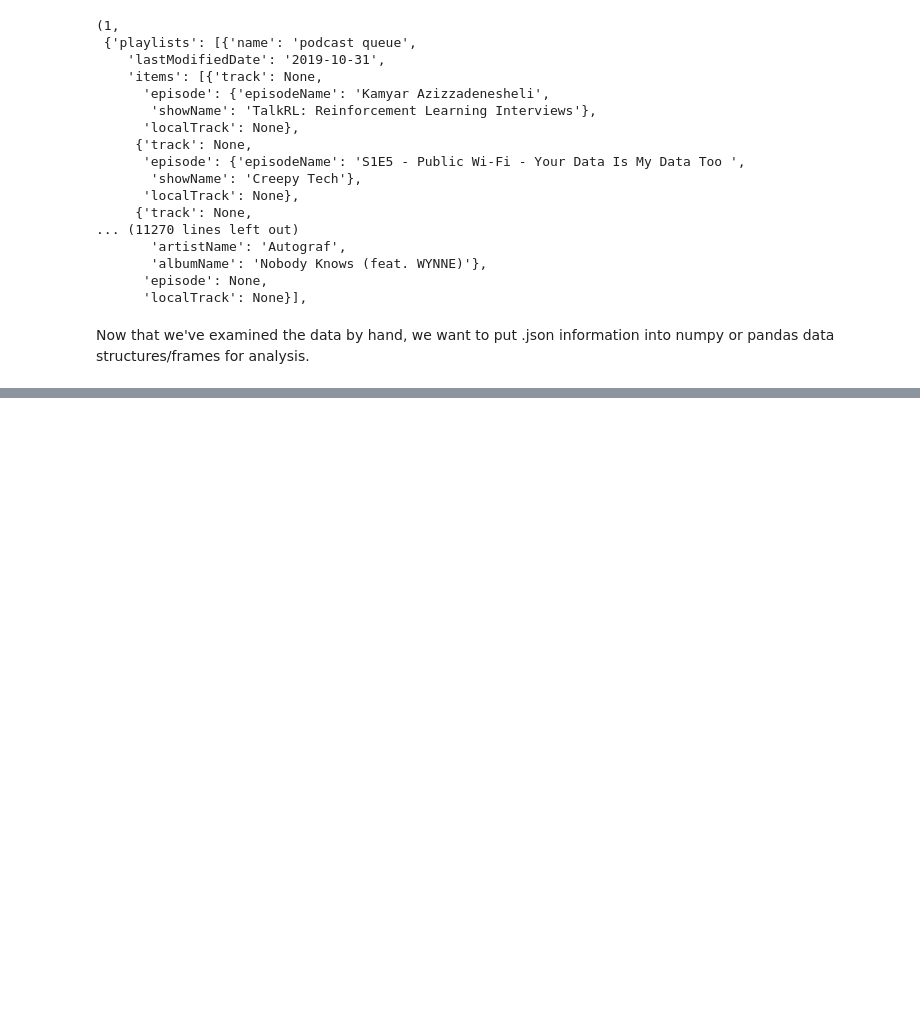
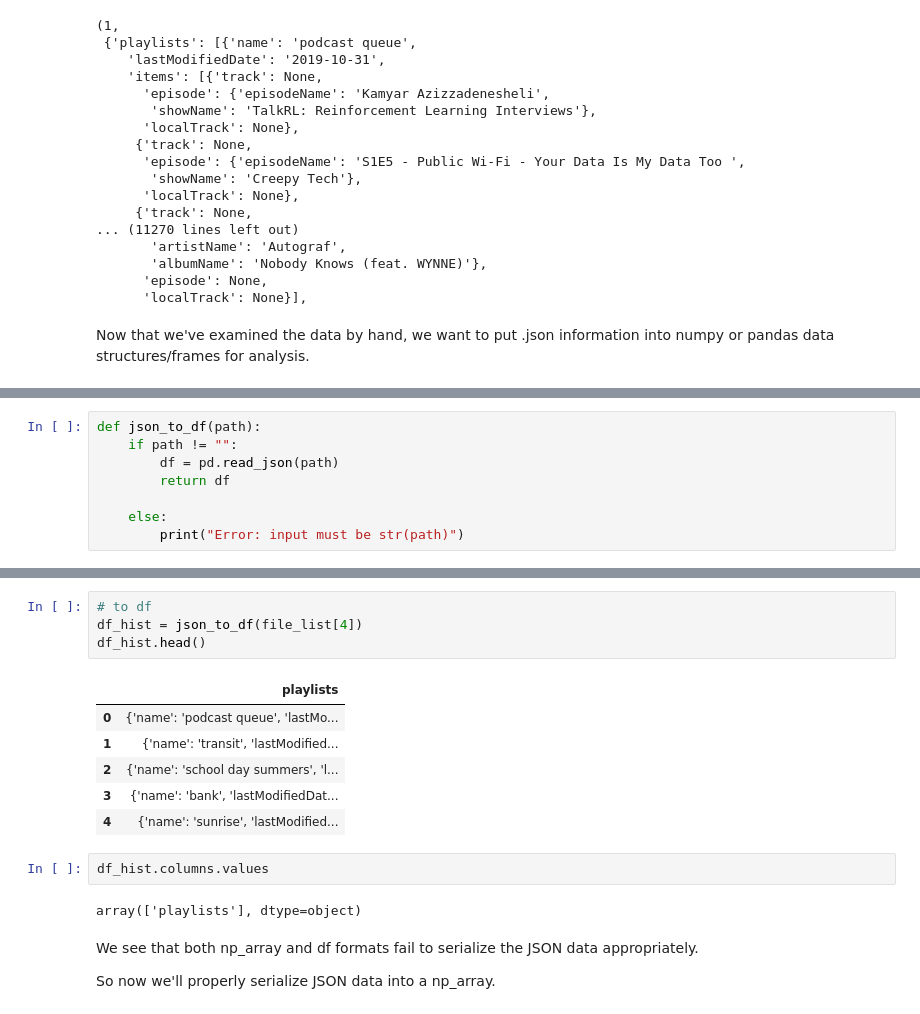
Before and after one commit to kachiem/srs_spotify_bsns, a Jupyter notebook: notebooks/1.0_data_exploration.ipynb, the cells around one changed output, grey strips where cells are left out. Cells and saved outputs as stored; diff of their text form; blank space fills up the shorter version.

Commit message:
nb1.0 + utils update: working on serializing JSON to np array properly

```diff
--- a/notebooks/1.0_data_exploration.ipynb
+++ b/notebooks/1.0_data_exploration.ipynb
@@ -98,0 +85,8 @@ json.shape
+# %%
+def json_to_df(path):
+    if path != "":
+        df = pd.read_json(path)
+        return df
+
+    else:
+        print("Error: input must be str(path)")
@@ -98,0 +101,19 @@ json.shape
+# %%
+# to df
+df_hist = json_to_df(file_list[4])
+df_hist.head()
+# %% [output]
+|  | playlists |
+| 0 | {'name': 'podcast queue', 'lastMo... |
+| 1 | {'name': 'transit', 'lastModified... |
+| 2 | {'name': 'school day summers', 'l... |
+| 3 | {'name': 'bank', 'lastModifiedDat... |
+| 4 | {'name': 'sunrise', 'lastModified... |
+# %%
+df_hist.columns.values
+# %% [output]
+array(['playlists'], dtype=object)
+# %% [markdown]
+We see that both np_array and df formats fail to serialize the JSON data appropriately.
+
+So now we'll properly serialize JSON data into a np_array.
```
Also changed, not shown: parts of 13 cells of this notebook, 1 other file.
